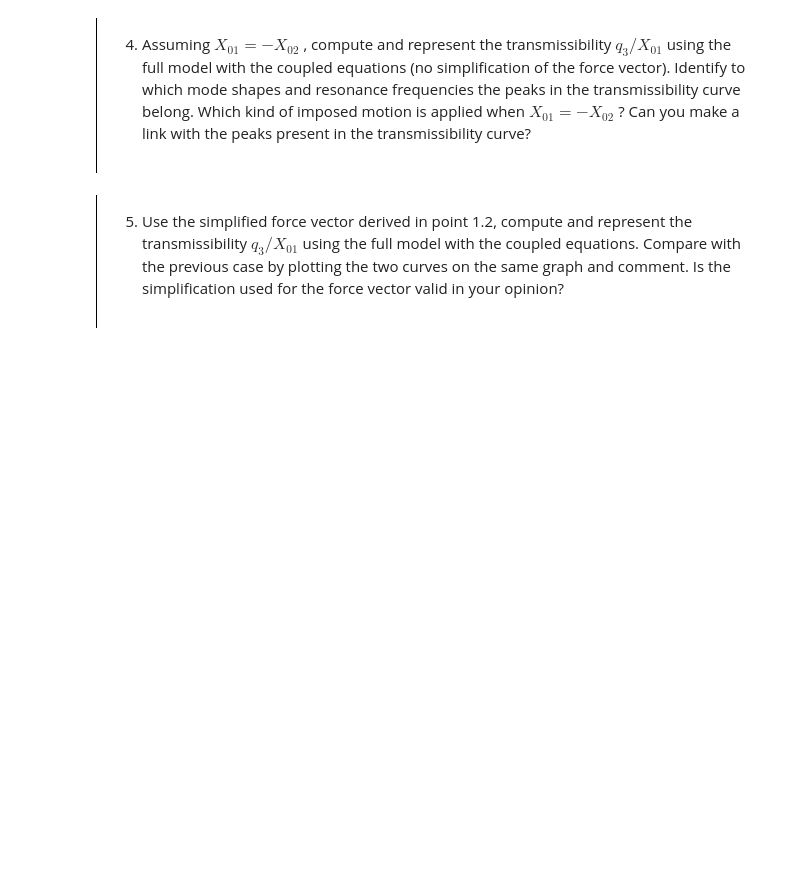
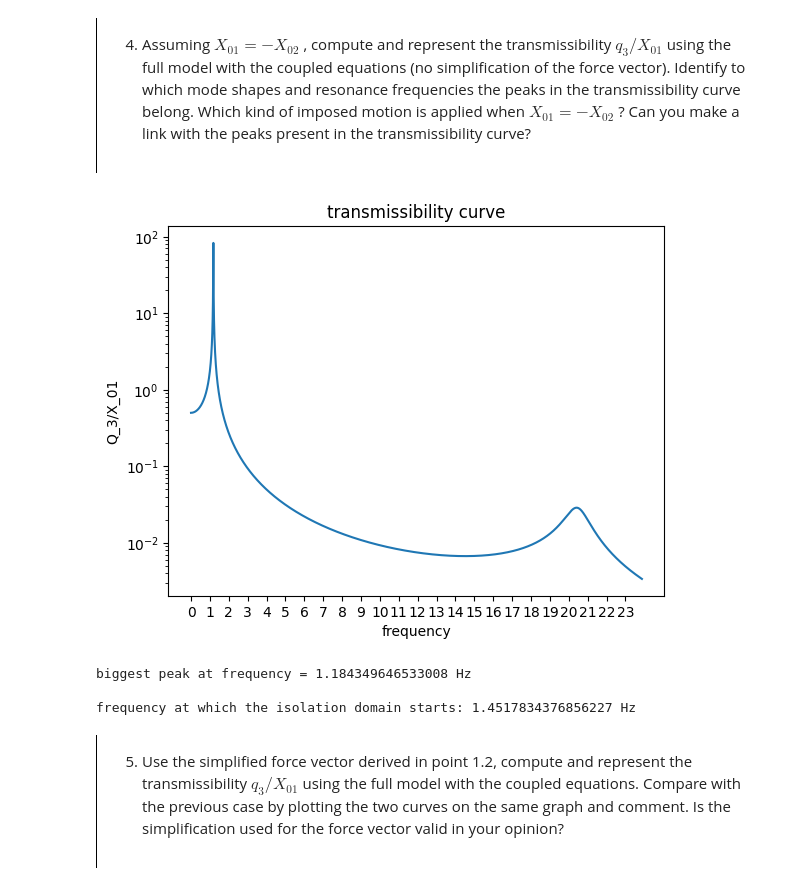
Before and after one commit to wdestryker/MV2627_Exercises, a Jupyter notebook: Project2627/project.ipynb, the cells around one changed output. Drawn from its saved outputs; the diff is of its cells as text; code cells hidden in the pictures; blank space fills up the shorter version.

```diff
--- a/Project2627/project.ipynb
+++ b/Project2627/project.ipynb
@@ -297,3 +309,44 @@ plt.show()
+# %%
+### Add your code here
+
+#we want to find:   Q3/X01 = 4th row of H * [[jWb+k],[jWb+k],0,0]
+f = np.linspace(0, 150/(2*np.pi), 5000)   #from zero to a pulsation of 150rad/s (because natural frequecies range from 7,24 to 128,59) --> convert to frequencies: divide by 2pi
+
+F_X01 = np.array([1j * 2*np.pi*f * b + k, -(1j * 2*np.pi*f * b + k), np.zeros_like(f), np.zeros_like(f)])   #F/X_01 --> force vector without the term X_01; for X01=-X02
+
+Q3_X01 = 0
+for j in range(4):
+  H_4j = frequency_response_function(M_mat, C_mat, K_mat, f, i=3, j=j)
+  Q3_X01 += H_4j * F_X01[j]
+#print(f"Q3_X01: \n{Q3_X01}")
+# %%
+### Add your code here
+
+#plt.plot(f, np.abs(Q3_X01))                           #normal axis
+plt.semilogy(f, np.abs(Q3_X01))                       #logarithmic axis
+plt.xticks(np.arange(0, 150//(2*np.pi)+1, 1))
+plt.title("transmissibility curve")
+plt.xlabel("frequency")
+plt.ylabel("Q_3/X_01")
+
+#plt.ylim(0,1)    #if we limit the y-axis to a very small number, we can see a second (small) peak at 20.47Hz
+
+plt.show()
+
+#print the frequency value of the first peak
+idx = np.argmax(np.abs(Q3_X01))
+f_peak = f[idx]
+print(f"\n\nbiggest peak at frequency = {f_peak} Hz")
+
+#print the frequency value  for which the amplification = 1
+f_amplification1 = f[np.abs(Q3_X01)<1]    #gives the frequencies for which the amplification is smaller than 1
+isolation_freq = np.min(f_amplification1[f_amplification1>f_peak])
+print(f"\nfrequency at which the isolation domain starts: {isolation_freq} Hz")
+# %% [output]
+[figure, added]
+biggest peak at frequency = 1.184349646533008 Hz
+
+frequency at which the isolation domain starts: 1.4517834376856227 Hz
 # %% [markdown]
 <div style="border-left: 1px solid black; padding: 1em; margin: 1em 0;">
 
```
Also changed, not shown: parts of 11 cells of this notebook.
